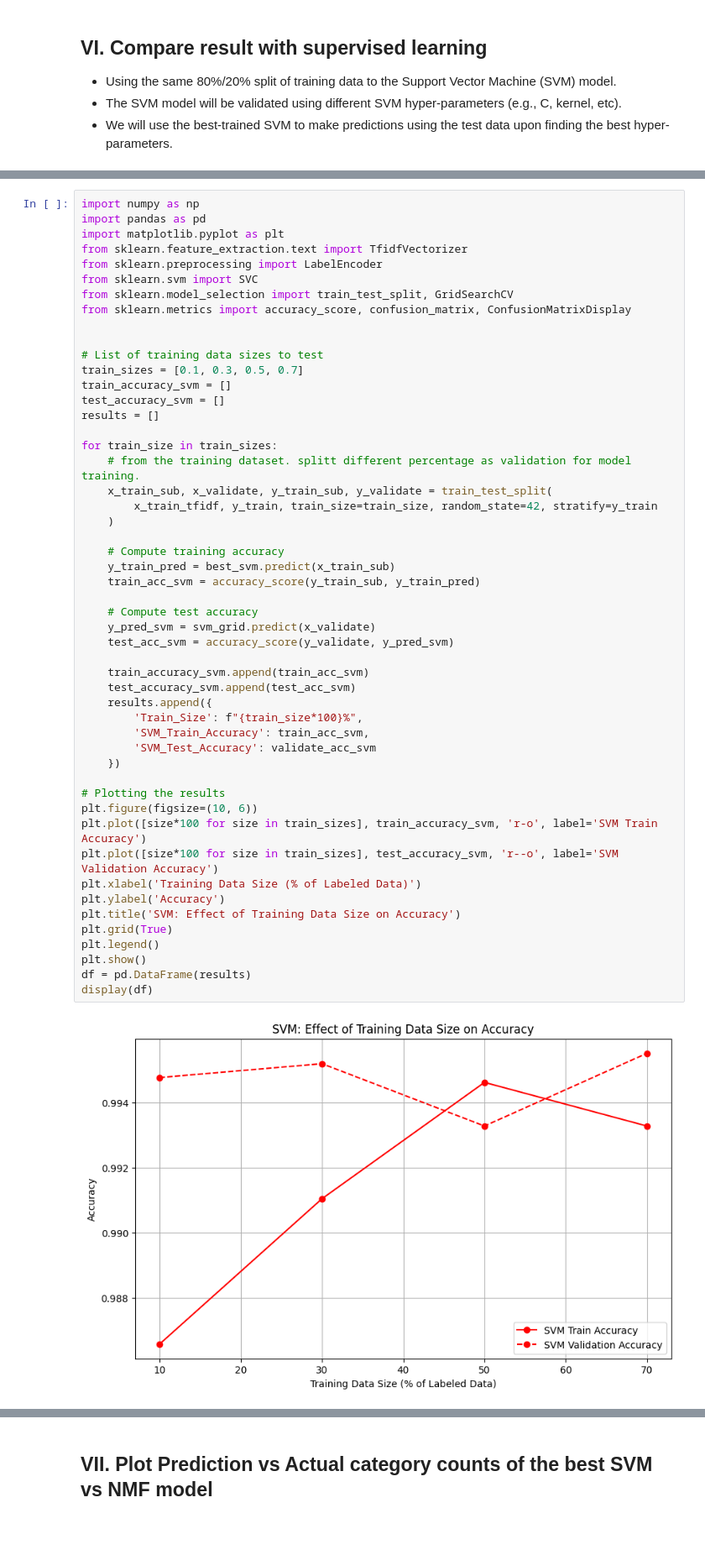
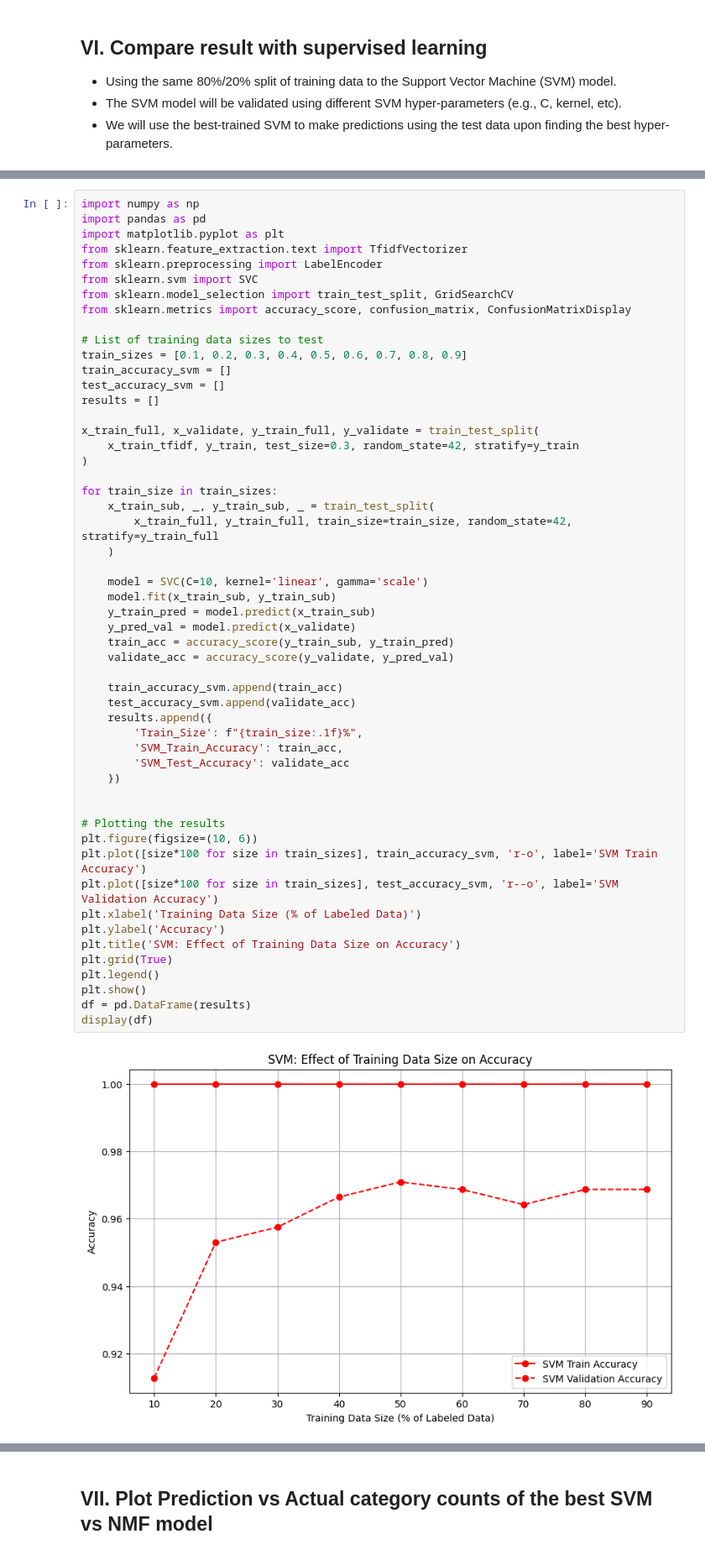
Before and after one commit to alme9155/csca-5632, a Jupyter notebook: bbc-news-classification.ipynb, the cells around one changed output, grey strips where cells are left out. Shown: that part at 84% size. Saved outputs shown, nothing was run; the diff lists cells and outputs as text; blank space fills up the shorter version.

```diff
--- a/bbc-news-classification.ipynb
+++ b/bbc-news-classification.ipynb
@@ -478,50 +478,52 @@ import matplotlib.pyplot as plt
 from sklearn.feature_extraction.text import TfidfVectorizer
 from sklearn.preprocessing import LabelEncoder
 from sklearn.svm import SVC
 from sklearn.model_selection import train_test_split, GridSearchCV
 from sklearn.metrics import accuracy_score, confusion_matrix, ConfusionMatrixDisplay
 
-
 # List of training data sizes to test
-train_sizes = [0.1, 0.3, 0.5, 0.7]
+train_sizes = [0.1, 0.2, 0.3, 0.4, 0.5, 0.6, 0.7, 0.8, 0.9]
 train_accuracy_svm = []
 test_accuracy_svm = []
 results = []
 
+x_train_full, x_validate, y_train_full, y_validate = train_test_split(
+    x_train_tfidf, y_train, test_size=0.3, random_state=42, stratify=y_train
+)
+
 for train_size in train_sizes:
-    # from the training dataset. splitt different percentage as validation for model training.
-    x_train_sub, x_validate, y_train_sub, y_validate = train_test_split(
-        x_train_tfidf, y_train, train_size=train_size, random_state=42, stratify=y_train
+    x_train_sub, _, y_train_sub, _ = train_test_split(
+        x_train_full, y_train_full, train_size=train_size, random_state=42, stratify=y_train_full
     )
 
-    # Compute training accuracy
-    y_train_pred = best_svm.predict(x_train_sub)
-    train_acc_svm = accuracy_score(y_train_sub, y_train_pred)
+    model = SVC(C=10, kernel='linear', gamma='scale')
+    model.fit(x_train_sub, y_train_sub)
+    y_train_pred = model.predict(x_train_sub)
+    y_pred_val = model.predict(x_validate)
+    train_acc = accuracy_score(y_train_sub, y_train_pred)
+    validate_acc = accuracy_score(y_validate, y_pred_val)
 
-    # Compute test accuracy
-    y_pred_svm = svm_grid.predict(x_validate)
-    test_acc_svm = accuracy_score(y_validate, y_pred_svm)
+    train_accuracy_svm.append(train_acc)
+    test_accuracy_svm.append(validate_acc)
+    results.append({
+        'Train_Size': f"{train_size:.1f}%",
+        'SVM_Train_Accuracy': train_acc,
+        'SVM_Test_Accuracy': validate_acc
+    })
 
-    train_accuracy_svm.append(train_acc_svm)
-    test_accuracy_svm.append(test_acc_svm)
-    results.append({
-        'Train_Size': f"{train_size*100}%",
-        'SVM_Train_Accuracy': train_acc_svm,
-        'SVM_Test_Accuracy': validate_acc_svm
-    })
 
 # Plotting the results
 plt.figure(figsize=(10, 6))
 plt.plot([size*100 for size in train_sizes], train_accuracy_svm, 'r-o', label='SVM Train Accuracy')
 plt.plot([size*100 for size in train_sizes], test_accuracy_svm, 'r--o', label='SVM Validation Accuracy')
 plt.xlabel('Training Data Size (% of Labeled Data)')
 plt.ylabel('Accuracy')
 plt.title('SVM: Effect of Training Data Size on Accuracy')
 plt.grid(True)
 plt.legend()
 plt.show()
 df = pd.DataFrame(results)
 display(df)
 # %% [output]
-[figure, old version]
+[figure, new version]
 |  | Train_Size | SVM_Train_Accuracy | SVM_Test_Accuracy |
```
Also changed, not shown: parts of 6 cells of this notebook.
